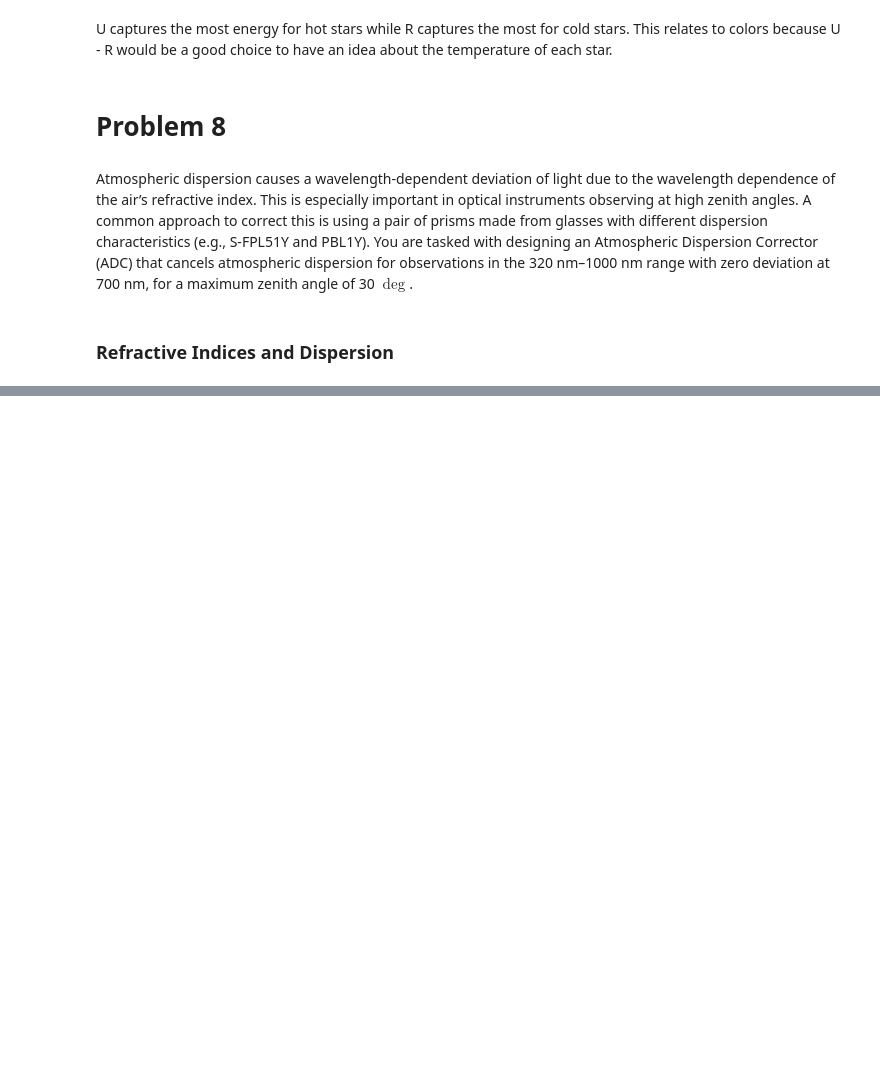
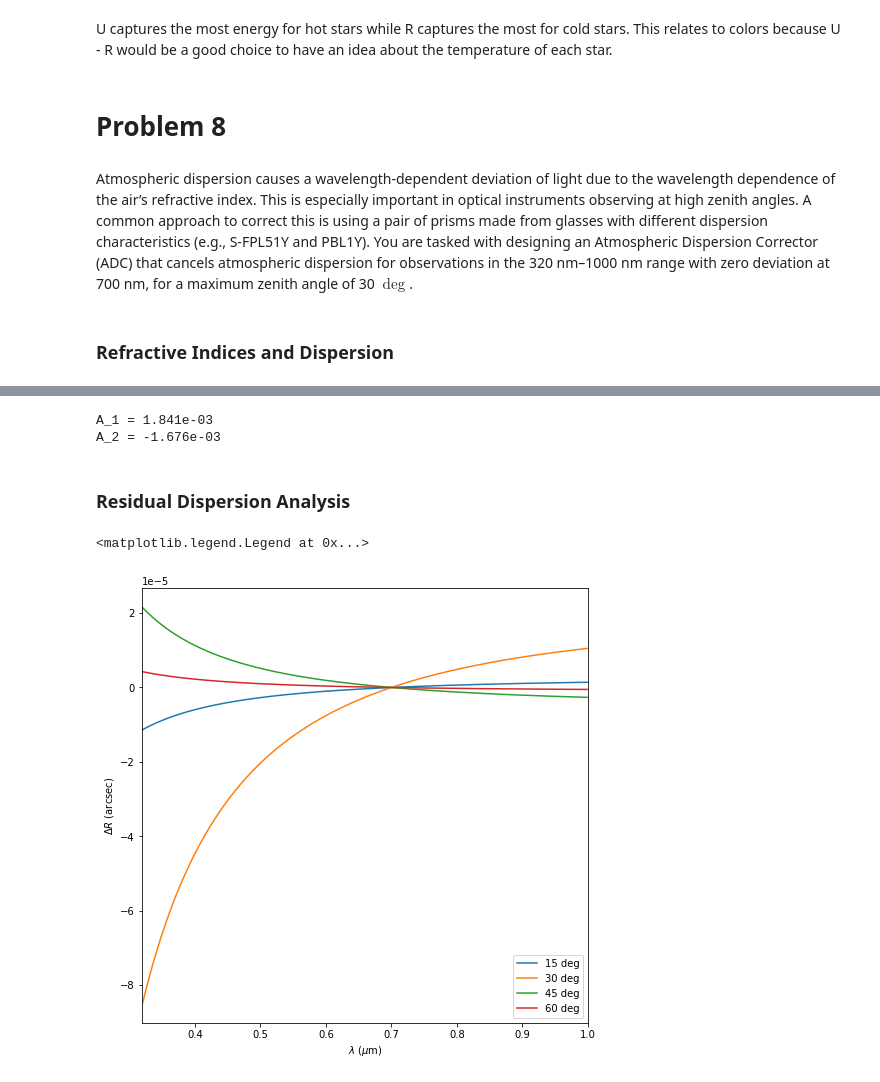
Before and after one commit to migueldeloreto/observacional, a Jupyter notebook: tarefa_1_observacional.ipynb, the cells around one changed output, grey strips where cells are left out. Cells and saved outputs as stored; diff of their text form; code cells hidden in the pictures; blank space fills up the shorter version.

```diff
--- a/tarefa_1_observacional.ipynb
+++ b/tarefa_1_observacional.ipynb
@@ -202,0 +219,37 @@ plt.legend()
+# %%
+n1_0=n_s_flp51y[-4]
+n2_0=n_pbl1y[-4]
+n1_min=n_s_flp51y[0]
+n1_max=n_s_flp51y[-1]
+n2_min=n_pbl1y[0]
+n2_max=n_pbl1y[-1]
+
+a2=(delta_r/2)*(((n1_min - n1_max)*((1 -n2_0)/(n1_0 -1)) + (n2_min - n2_max))**(-1))
+a1=((1 -n2_0)/(n1_0 -1))*a2
+
+print('A_1 = {:.3e}'.format(a1))
+print('A_2 = {:.3e}'.format(a2))
+# %% [output]
+A_1 = 1.841e-03
+A_2 = -1.676e-03
+# %% [markdown]
+### Residual Dispersion Analysis
+# %%
+def calculate_dispersion(n,z):
+    delta_r=(n-1)*np.tan(z)
+    delta_zero=(ciddor(700/10**3)-1)*np.tan(z)
+    return (delta_r - delta_zero)
+
+g6=plt.figure(figsize=[8,8])
+plt.plot(wl_range, calculate_dispersion(ciddor(wl_range), 15), label='15 deg')
+plt.plot(wl_range, calculate_dispersion(ciddor(wl_range), 30), label='30 deg')
+plt.plot(wl_range, calculate_dispersion(ciddor(wl_range), 45), label='45 deg')
+plt.plot(wl_range, calculate_dispersion(ciddor(wl_range), 60), label='60 deg')
+plt.xticks(np.arange(0.3, 1.1, 0.1))
+plt.xlim([0.319, 1.001])
+plt.xlabel(r'$\lambda$ ($\mu$m)')
+plt.ylabel(r'$\Delta R$ (arcsec)')
+plt.legend()
+# %% [output]
+<matplotlib.legend.Legend at 0x...>
+[figure, added]
```
Also changed, not shown: parts of 4 cells of this notebook.
